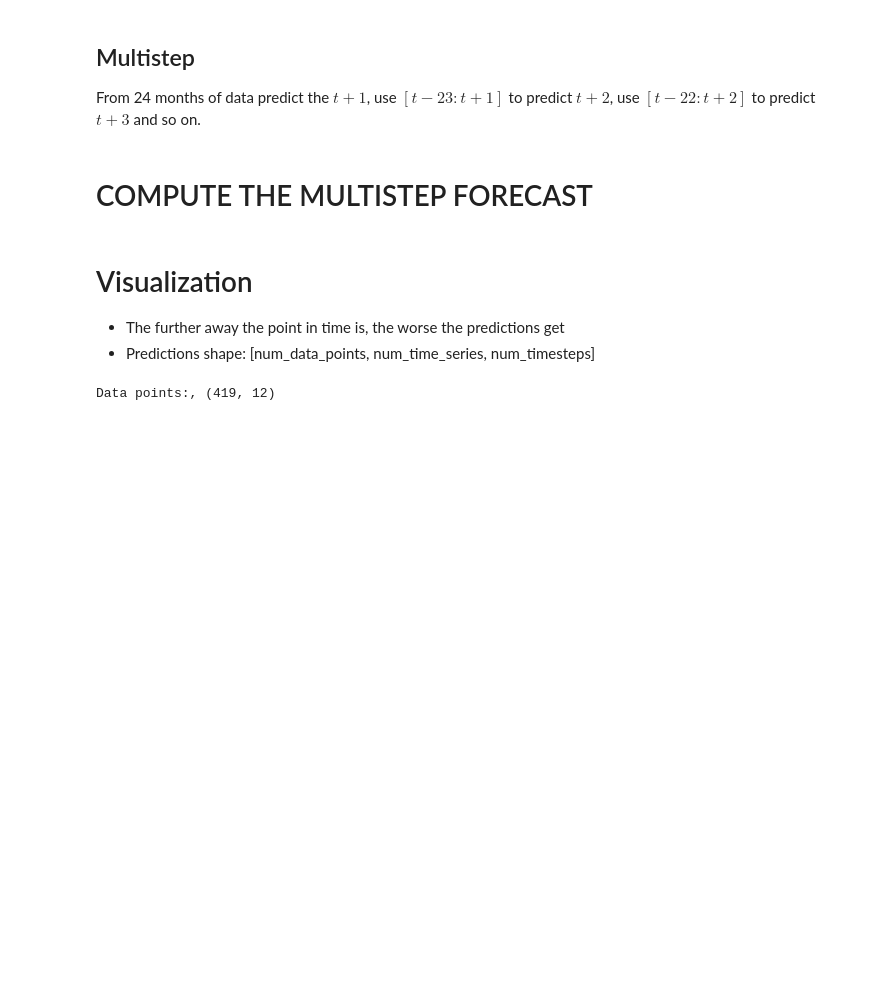
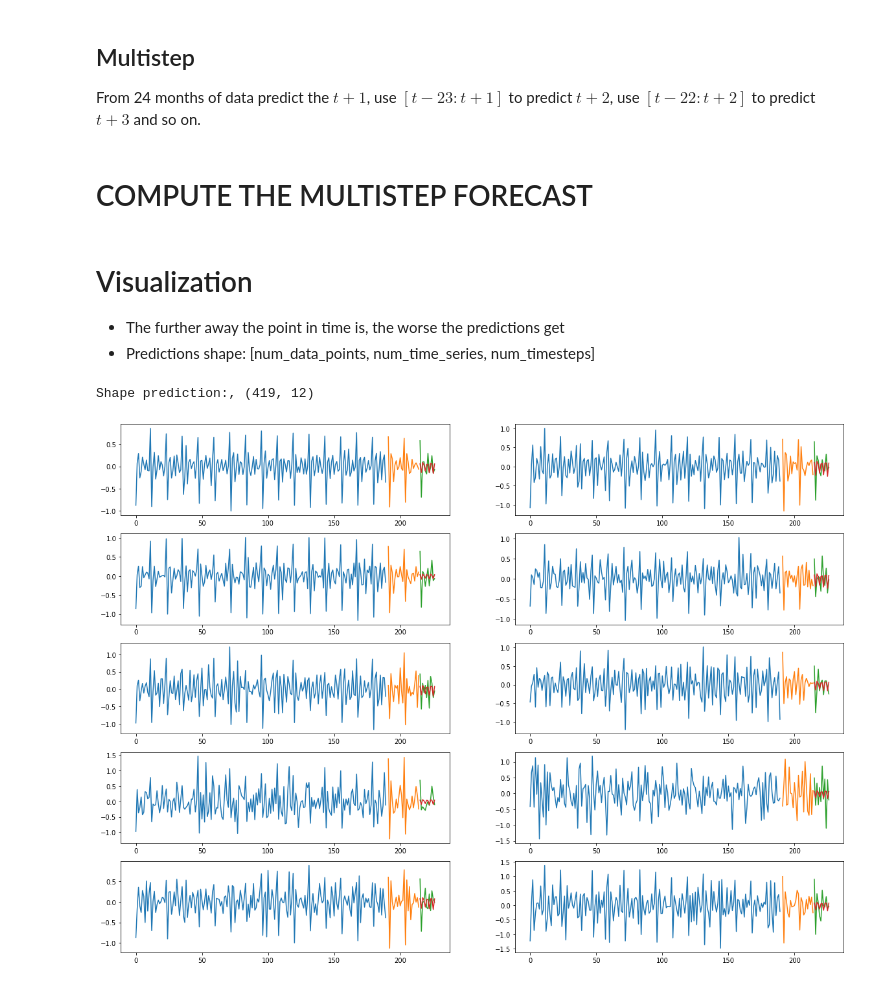
Before and after one commit to luisroque/deep_graph_cLSTM_hierarchical_time_series, a Jupyter notebook: create_graph_structure.ipynb, the cells around one changed output. Drawn from its saved outputs; the diff is of its cells as text; code cells hidden in the pictures; blank space fills up the shorter version.

```diff
--- a/create_graph_structure.ipynb
+++ b/create_graph_structure.ipynb
@@ -137,10 +148,19 @@ scaler = preprocessing.StandardScaler().fit(visitors_train.T)
+# %%
+def preprocess_dataset(train, test, method='diff_log', scaler=None):
+    if method == 'diff_log':
+        train = np.diff(np.log(train+1), axis=1)
+        test = np.diff(np.log(test+1), axis=1)
+    elif method == 'zscore':
+    # Normalize as in DCRNN paper (via Z-Score Method)
+        train = scaler.transform(train.T).T
+        test = scaler.transform(test.T).T
+    elif method == 'minmax':
+    # Normalize using minmax
+        pass
+
+    return train, test
 # %%
-def build_dataset(train, test, scaler, num_timesteps_in = 24, num_timesteps_out = 12):
-    # Option A: Normalize as in DCRNN paper (via Z-Score Method)
-    train_scaled = scaler.transform(train.T).T
-    test_scaled = scaler.transform(test.T).T
-
-    # TO TEST: Option B: Normalize using minmax
+def build_dataset(train_scaled, test_scaled, num_timesteps_in = 24, num_timesteps_out = 12):
 
     train_scaled = train_scaled.reshape(419, 1, -1)
     test_scaled = test_scaled.reshape(419, 1, -1)
@@ -164,4 +184,11 @@ def generate_features_labels(data, num_timesteps_in, num_timesteps_out):
 
     return features, target
 # %%
-features_train, target_train, features_test, target_test = build_dataset(visitors_train, visitors_test, scaler)
+train_scaled, test_scaled = preprocess_dataset(visitors_train, visitors_test)
+
+features_train, target_train, features_test, target_test = build_dataset(train_scaled, test_scaled)
+
+print("features_train", np.array(features_train).shape)
+print("target_train", np.array(target_train).shape)
+print("features_test", np.array(features_test).shape)
+print("target_test", np.array(target_test).shape)
@@ -368,12 +406,12 @@ TemporalGNN(
 device = torch.device('cpu') # cuda
 
 # Create model and optimizers
-model = TemporalGNN(node_features=1, periods=12).to(device)
+model = TemporalGNN(node_features=1, periods=h).to(device)
 optimizer = torch.optim.Adam(model.parameters(), lr=0.05)
 model.train()
 
 print("Running training...")
-for epoch in range(30):
+for epoch in range(20):
     loss = 0
     step = 0
     for snapshot in train_dataset:
@@ -455,10 +493,20 @@ From 24 months of data predict the $t+1$, use $[t-23:t+1]$ to predict $t+2$, use
 * The further away the point in time is, the worse the predictions get
 * Predictions shape: [num_data_points, num_time_series, num_timesteps]
 # %%
-ts = 10
 preds = np.squeeze(np.asarray([pred.detach().cpu().numpy() for pred in predictions]))
-labs  = np.squeeze(np.asarray([label.cpu().numpy() for label in labels]))
-print("Data points:,", preds.shape)
+print("Shape prediction:,", preds.shape)
 # %% [output]
-Data points:, (419, 12)
+Shape prediction:, (419, 12)
+# %%
+_, ax = plt.subplots(5, 2, figsize=(20, 15))
+
+ax = ax.ravel()
+
+for i in range(10):
+    ax[i].plot(np.arange(n-(n_features + h + 2)), train_scaled[i], label='train')
+    ax[i].plot(np.arange(n-(n_features + h + 1), n-h-1), test_scaled[i,:24], label='test_features')
+    ax[i].plot(np.arange(n-h-1, n-1), test_scaled[i,24:36], label='test_features')
+    ax[i].plot(np.arange(n-h-1, n-1), preds[i], label='predictions')
+# %% [output]
+[figure, added]
 # %%
```
Also changed, not shown: parts of 24 cells of this notebook.
